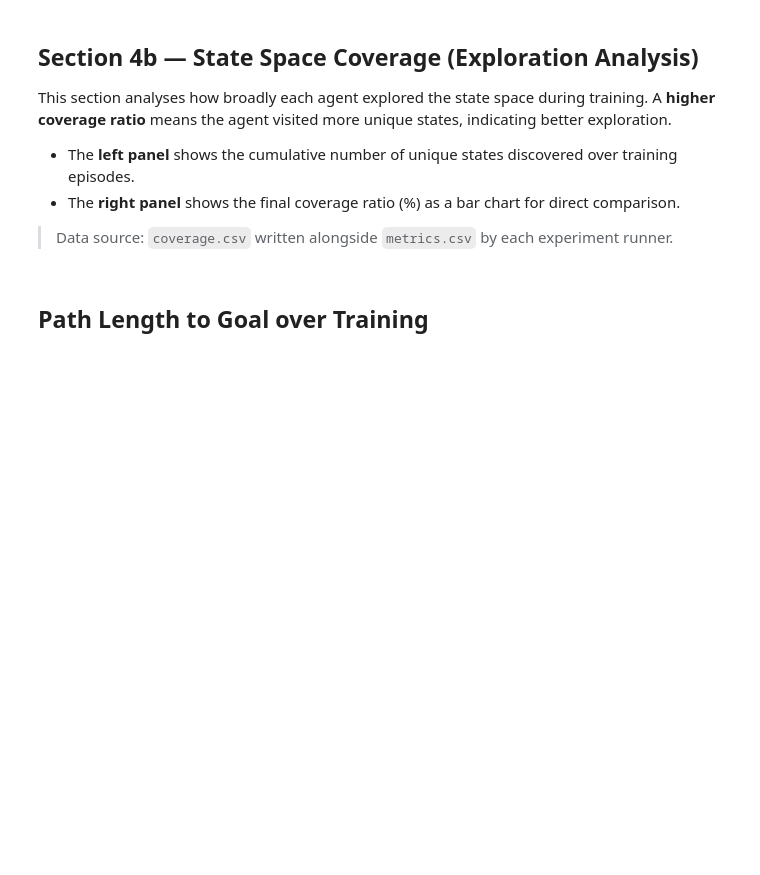
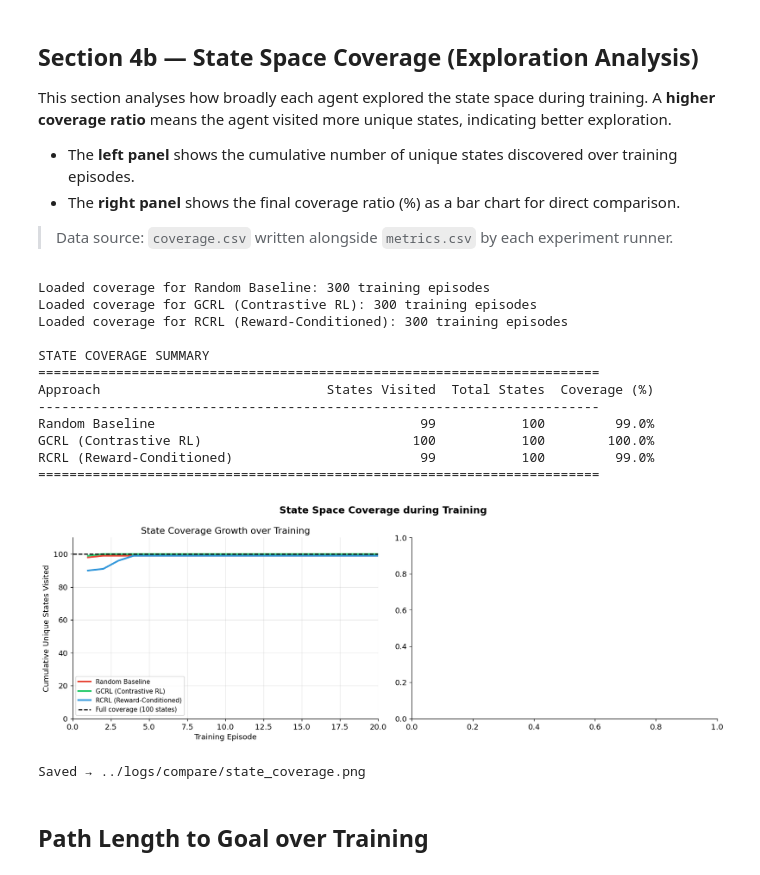
Before and after one commit to tanjun8802/MSc_Dissertation, a Jupyter notebook: notebooks/evaluation.ipynb, the cells around one changed output. Drawn from its saved outputs; the diff is of its cells as text; code cells hidden in the pictures; blank space fills up the shorter version.

```diff
--- a/notebooks/evaluation.ipynb
+++ b/notebooks/evaluation.ipynb
@@ -554,59 +554,49 @@ if cov_dfs:
     fig, (ax_left, ax_right) = plt.subplots(1, 2, figsize=(14, 5))
     fig.suptitle('State Space Coverage during Training', fontsize=14, fontweight='bold')
 
     # Left panel: cumulative unique states discovered over episodes
     for ap in APPROACHES:
         if ap not in cov_dfs:
             continue
         df = cov_dfs[ap]
         ax_left.plot(
             df['episode'], df['unique_states_cumulative'],
             color=COLORS[ap], linewidth=2.5, label=LABELS[ap],
         )
     ax_left.axhline(
         TOTAL_STATES, color='black', linestyle='--', linewidth=1.5,
         label=f'Full coverage ({TOTAL_STATES} states)',
     )
     ax_left.set_xlabel('Training Episode')
     ax_left.set_ylabel('Cumulative Unique States Visited')
     ax_left.set_title('State Coverage Growth over Training')
     ax_left.set_ylim(0, TOTAL_STATES * 1.1)
+    ax_left.set_xlim(0, N_EPISODES/15)
     ax_left.legend(fontsize=9)
     ax_left.grid(True, alpha=0.3)
-
-    # Right panel: bar chart of final coverage ratio per approach
-    aps_avail    = [ap for ap in APPROACHES if ap in cov_dfs]
-    final_ratios = [cov_dfs[ap].iloc[-1]['coverage_ratio'] * 100 for ap in aps_avail]
-    bar_colors   = [COLORS[ap] for ap in aps_avail]
-    bar_labels   = [LABELS[ap] for ap in aps_avail]
-    bars = ax_right.bar(
-        bar_labels, final_ratios,
-        color=bar_colors, edgecolor='black', linewidth=0.8,
-    )
-    ax_right.set_ylim(0, 115)
-    ax_right.axhline(100, color='black', linestyle='--', linewidth=1, alpha=0.5)
-    ax_right.set_xlabel('Approach')
-    ax_right.set_ylabel('Coverage (%)')
-    ax_right.set_title(
-        f'Final State Space Coverage\n(after {N_EPISODES} training episodes)'
-    )
-    for bar, val in zip(bars, final_ratios):
-        ax_right.text(
-            bar.get_x() + bar.get_width() / 2,
-            bar.get_height() + 1.5,
-            f'{val:.1f}%',
-            ha='center', va='bottom', fontsize=11, fontweight='bold',
-        )
-    ax_right.grid(axis='y', alpha=0.3)
-    ax_right.tick_params(axis='x', labelsize=9)
 
     plt.tight_layout()
     cov_plot_path = LOG_DIR / 'state_coverage.png'
     plt.savefig(cov_plot_path, bbox_inches='tight', dpi=120)
     plt.show()
     print(f'Saved \u2192 {cov_plot_path}')
 else:
     print('No coverage data available. Run Section 1 (FORCE_RERUN=True) first.')
+# %% [output]
+Loaded coverage for Random Baseline: 300 training episodes
+Loaded coverage for GCRL (Contrastive RL): 300 training episodes
+Loaded coverage for RCRL (Reward-Conditioned): 300 training episodes
+
+STATE COVERAGE SUMMARY
+========================================================================
+Approach                             States Visited  Total States  Coverage (%)
+------------------------------------------------------------------------
+Random Baseline                                  99           100         99.0%
+GCRL (Contrastive RL)                           100           100        100.0%
+RCRL (Reward-Conditioned)                        99           100         99.0%
+========================================================================
+[figure, added]
+Saved → ../logs/compare/state_coverage.png
 # %% [markdown]
 ## Path Length to Goal over Training
 # %%
```
Also changed, not shown: parts of 13 cells of this notebook.
